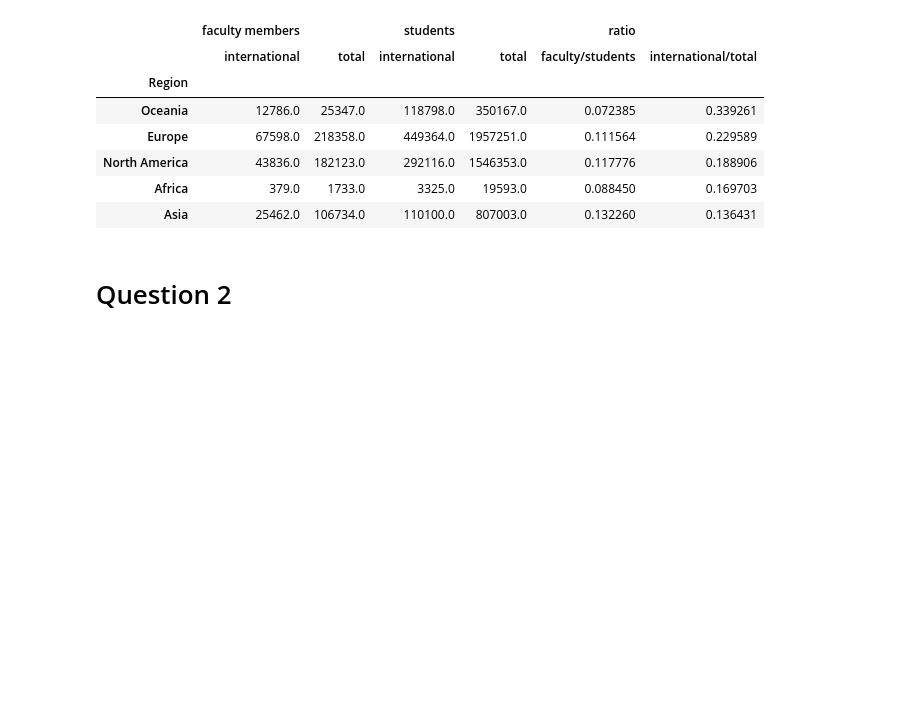
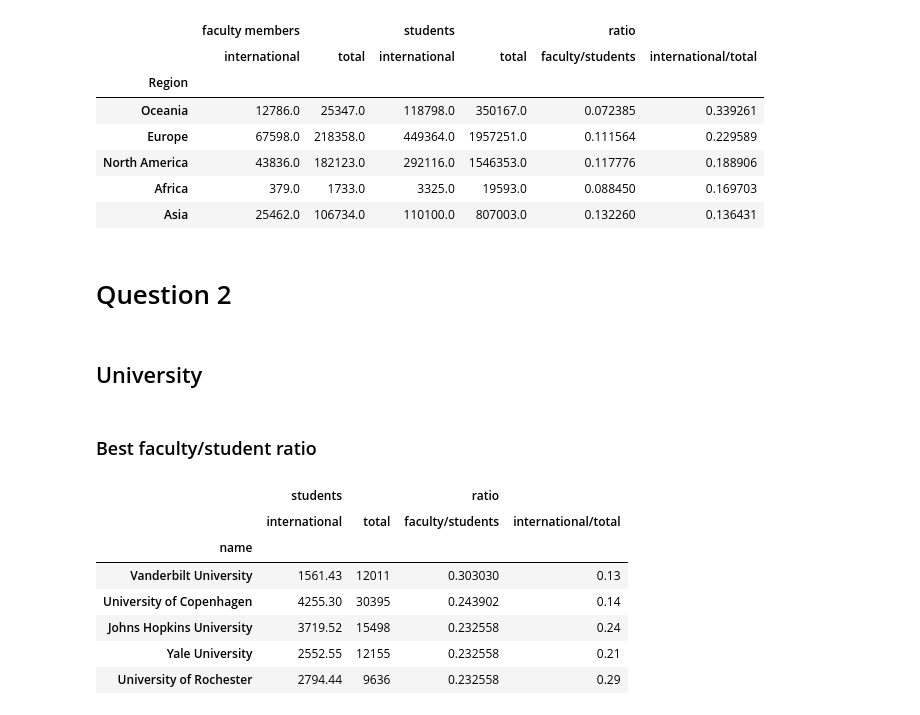
Before and after one commit to cgallay/Ada, a Jupyter notebook: Homework2/Homework2_T.ipynb, the cells around one changed output. Cells and saved outputs as stored; diff of their text form; code cells hidden in the pictures; blank space fills up the shorter version.

```diff
--- a/Homework2/Homework2_T.ipynb
+++ b/Homework2/Homework2_T.ipynb
@@ -218,0 +235,17 @@ QS_ratio_region.sort_values(('ratio', 'international/total'), ascending=False).h
+# %%
+THE_ratio_university = df_rank_THE.copy()[['students', 'ratio']]
+# %% [markdown]
+## University
+# %% [markdown]
+### Best faculty/student ratio
+# %%
+THE_ratio_university.sort_values(('ratio', 'faculty/students'), ascending=False).head()
+# %% [output]
+|  | students |  | ratio |  |
+|  | international | total | faculty/students | international/total |
+| name |  |  |  |  |
+| Vanderbilt University | 1561.43 | 12011 | 0.303030 | 0.13 |
+| University of Copenhagen | 4255.30 | 30395 | 0.243902 | 0.14 |
+| Johns Hopkins University | 3719.52 | 15498 | 0.232558 | 0.24 |
+| Yale University | 2552.55 | 12155 | 0.232558 | 0.21 |
+| University of Rochester | 2794.44 | 9636 | 0.232558 | 0.29 |
```
Also changed, not shown: parts of 11 cells of this notebook.
